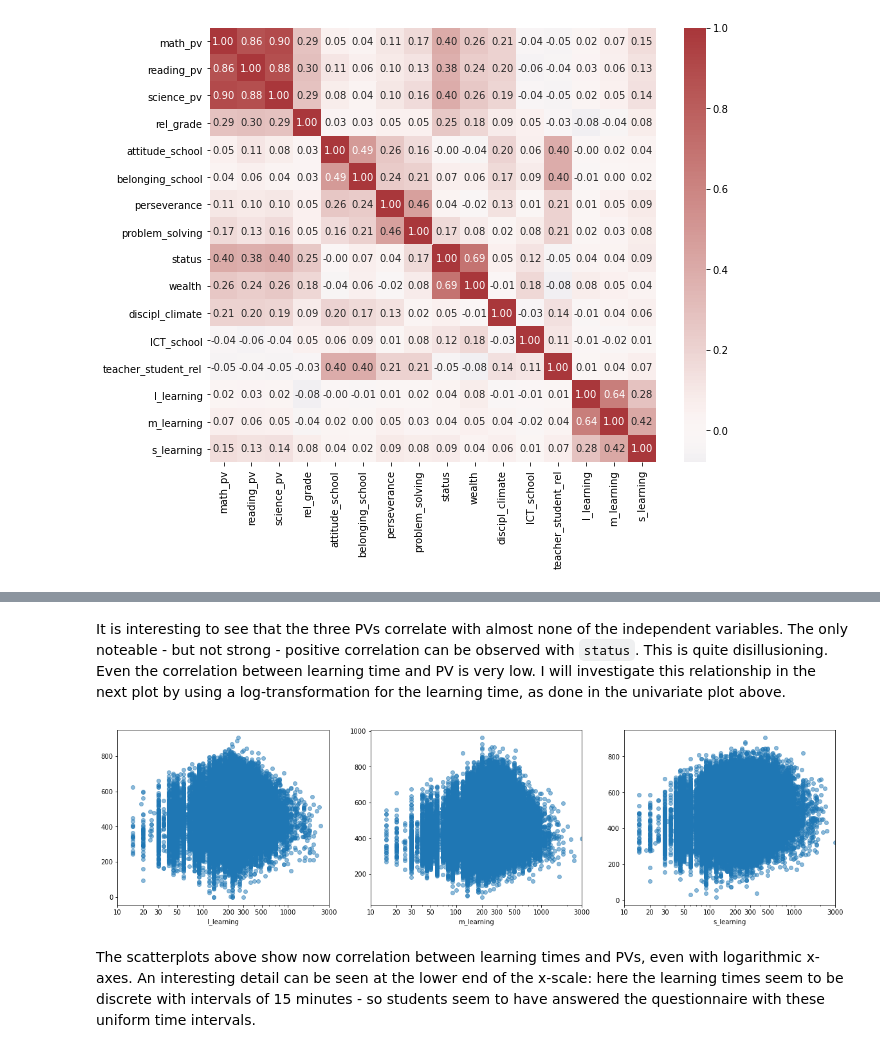
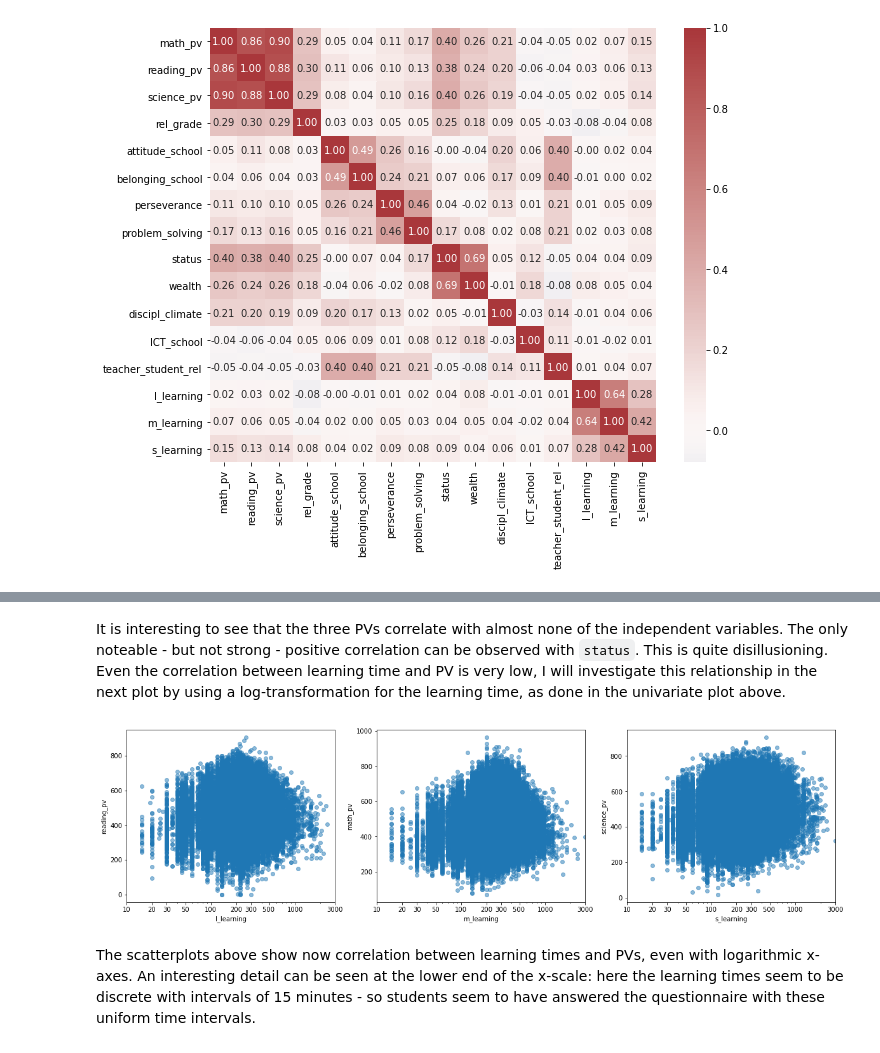
Before and after one commit to zoraaroz/PISA-data-visualisation, a Jupyter notebook: exploration.ipynb, the cells around one changed output, grey strips where cells are left out. Cells and saved outputs as stored; diff of their text form; code cells hidden in the pictures.

```diff
--- a/exploration.ipynb
+++ b/exploration.ipynb
@@ -362,32 +385,29 @@ g.map_offdiag(plt.scatter);
 # %% [markdown]
 It is interesting to see that the three PVs correlate with almost none of the independent variables. The only noteable - but not strong - positive correlation can be observed with `status`. This is quite disillusioning.\
-Even the correlation between learning time and PV is very low. I will investigate this relationship in the next plot by using a log-transformation for the learning time, as done in the univariate plot above.
+Even the correlation between learning time and PV is very low, I will investigate this relationship in the next plot by using a log-transformation for the learning time, as done in the univariate plot above.
-# %%
-# learning time vs PVs with log-transformation
-plt.figure(figsize = [20, 5])
-# l_learning
-plt.subplot(1,3,1)
-plt.scatter(pisa_explore.l_learning, pisa_explore.reading_pv, alpha = .5)
-plt.xlabel('l_learning');
-plt.xscale('log')
-plt.xticks([10, 20, 30, 50, 100, 200, 300, 500, 1000, 3000], ['10', '20', '30', '50', '100', '200', '300', '500 ','1000','3000'])
-plt.xlim((10, 3000));
-# m_learning
-plt.subplot(1,3,2)
-plt.scatter(pisa_explore.m_learning, pisa_explore.math_pv, alpha = .5)
-plt.xlabel('m_learning');
-plt.xscale('log')
-plt.xticks([10, 20, 30, 50, 100, 200, 300, 500, 1000, 3000], ['10', '20', '30', '50', '100', '200', '300', '500 ','1000','3000'])
-plt.xlim((10, 3000));
-# s_learning
-plt.subplot(1,3,3)
-plt.scatter(pisa_explore.s_learning, pisa_explore.science_pv, alpha = .5)
-plt.xlabel('s_learning');
-plt.xscale('log')
-plt.xticks([10, 20, 30, 50, 100, 200, 300, 500, 1000, 3000], ['10', '20', '30', '50', '100', '200', '300', '500 ','1000','3000'])
-plt.xlim((10, 3000));
-# %% [output]
-[figure, removed]
+# %%
+# Define function for scatter plots with log-transformation on x-axis
+def plot_scatter_log(x,y):
+    plt.scatter(pisa_explore[x], pisa_explore[y], alpha = .5)
+    plt.xlabel(x);
+    plt.ylabel(y);
+    plt.xscale('log');
+    plt.xticks([10, 20, 30, 50, 100, 200, 300, 500, 1000, 3000], ['10', '20', '30', '50', '100', '200', '300', '500 ','1000','3000']);
+    plt.xlim((10, 3000));
+# %%
+# learning time vs PVs with log-transformation
+plt.figure(figsize = [20, 5])
+# l_learning
+plt.subplot(1,3,1)
+plot_scatter_log('l_learning','reading_pv')
+# m_learning
+plt.subplot(1,3,2)
+plot_scatter_log('m_learning','math_pv')
+# s_learning
+plt.subplot(1,3,3)
+plot_scatter_log('s_learning','science_pv')
+# %% [output]
+[figure, added]
 # %% [markdown]
 The scatterplots above show now correlation between learning times and PVs, even with logarithmic x-axes. An interesting detail can be seen at the lower end of the x-scale: here the learning times seem to be discrete with intervals of 15 minutes - so students seem to have answered the questionnaire with these uniform time intervals.
 # %%
```
Also changed, not shown: parts of 27 cells of this notebook.
